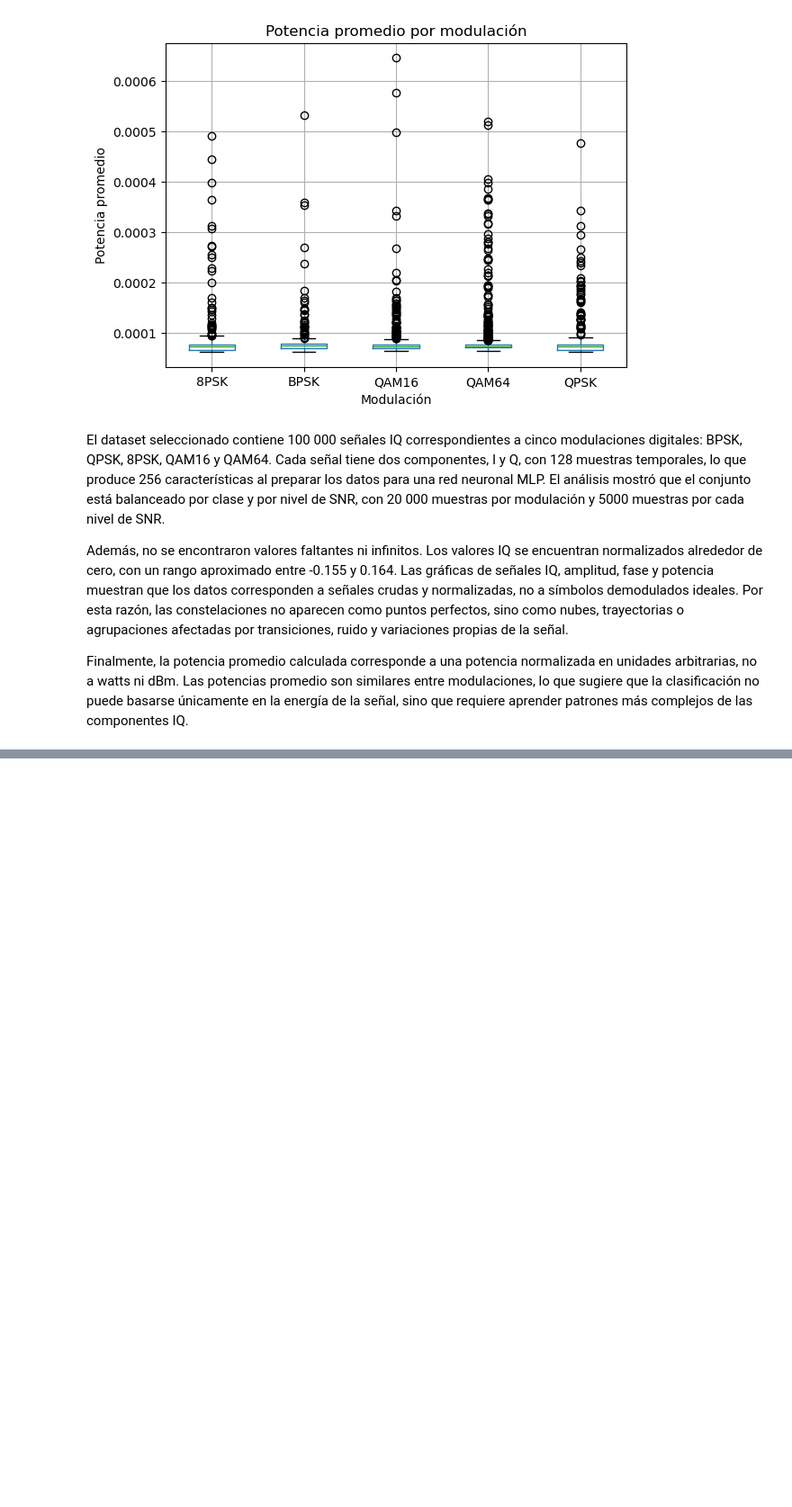
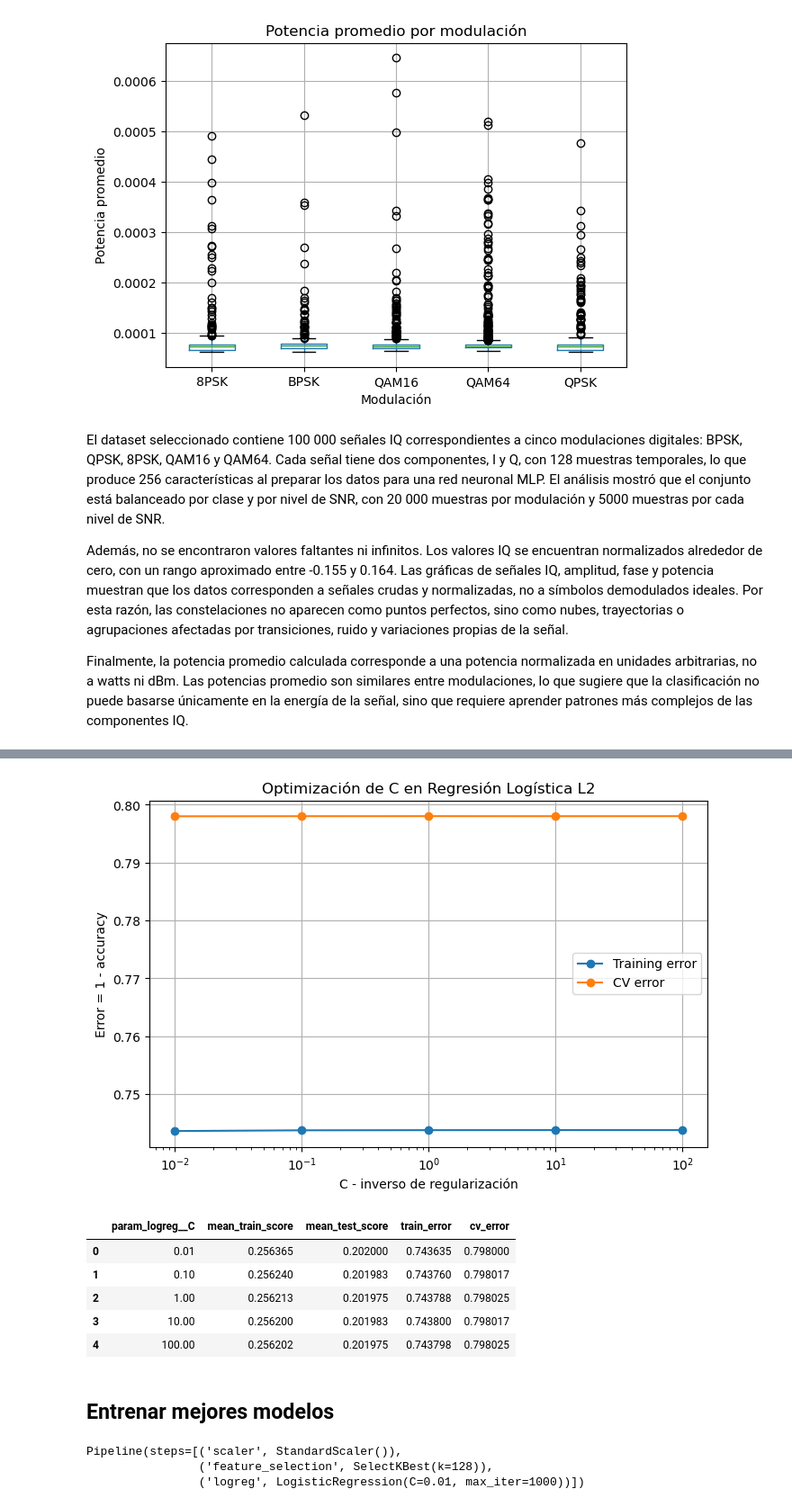
Before and after one commit to gbberru/ML-Digital-Modulations-classifier, a Jupyter notebook: notebook/digital-modulations-classifier.ipynb, the cells around one changed output, grey strips where cells are left out. Shown at 90% size. Saved outputs shown, nothing was run; the diff lists cells and outputs as text; code cells hidden in the pictures; blank space fills up the shorter version.

```diff
--- a/notebook/digital-modulations-classifier.ipynb
+++ b/notebook/digital-modulations-classifier.ipynb
@@ -402,0 +791,56 @@ Finalmente, la potencia promedio calculada corresponde a una potencia normalizad
+# %%
+results_logreg = pd.DataFrame(grid_search_logreg.cv_results_)
+
+# Agrupar resultados por C
+logreg_c_curve = results_logreg.groupby("param_logreg__C").agg({
+    "mean_train_score": "mean",
+    "mean_test_score": "mean"
+}).reset_index()
+
+logreg_c_curve["train_error"] = 1 - logreg_c_curve["mean_train_score"]
+logreg_c_curve["cv_error"] = 1 - logreg_c_curve["mean_test_score"]
+
+plt.figure(figsize=(8, 5))
+plt.plot(
+    logreg_c_curve["param_logreg__C"],
+    logreg_c_curve["train_error"],
+    marker="o",
+    label="Training error"
+)
+plt.plot(
+    logreg_c_curve["param_logreg__C"],
+    logreg_c_curve["cv_error"],
+    marker="o",
+    label="CV error"
+)
+
+plt.xscale("log")
+plt.title("Optimización de C en Regresión Logística L2")
+plt.xlabel("C - inverso de regularización")
+plt.ylabel("Error = 1 - accuracy")
+plt.legend()
+plt.grid(True)
+plt.show()
+
+logreg_c_curve
+# %% [output]
+[figure, added]
+|  | param_logreg__C | mean_train_score | mean_test_score | train_error | cv_error |
+| 0 | 0.01 | 0.256365 | 0.202000 | 0.743635 | 0.798000 |
+| 1 | 0.10 | 0.256240 | 0.201983 | 0.743760 | 0.798017 |
+| 2 | 1.00 | 0.256213 | 0.201975 | 0.743788 | 0.798025 |
+| 3 | 10.00 | 0.256200 | 0.201983 | 0.743800 | 0.798017 |
+| 4 | 100.00 | 0.256202 | 0.201975 | 0.743798 | 0.798025 |
+# %% [markdown]
+## Entrenar mejores modelos
+# %%
+best_mlp = grid_search_mlp.best_estimator_
+best_logreg = grid_search_logreg.best_estimator_
+
+# Entrenar con todo el conjunto de entrenamiento
+best_mlp.fit(X_train, y_train)
+best_logreg.fit(X_train, y_train)
+# %% [output]
+Pipeline(steps=[('scaler', StandardScaler()),
+                ('feature_selection', SelectKBest(k=128)),
+                ('logreg', LogisticRegression(C=0.01, max_iter=1000))])
```
Also changed, not shown: parts of 41 cells of this notebook.
